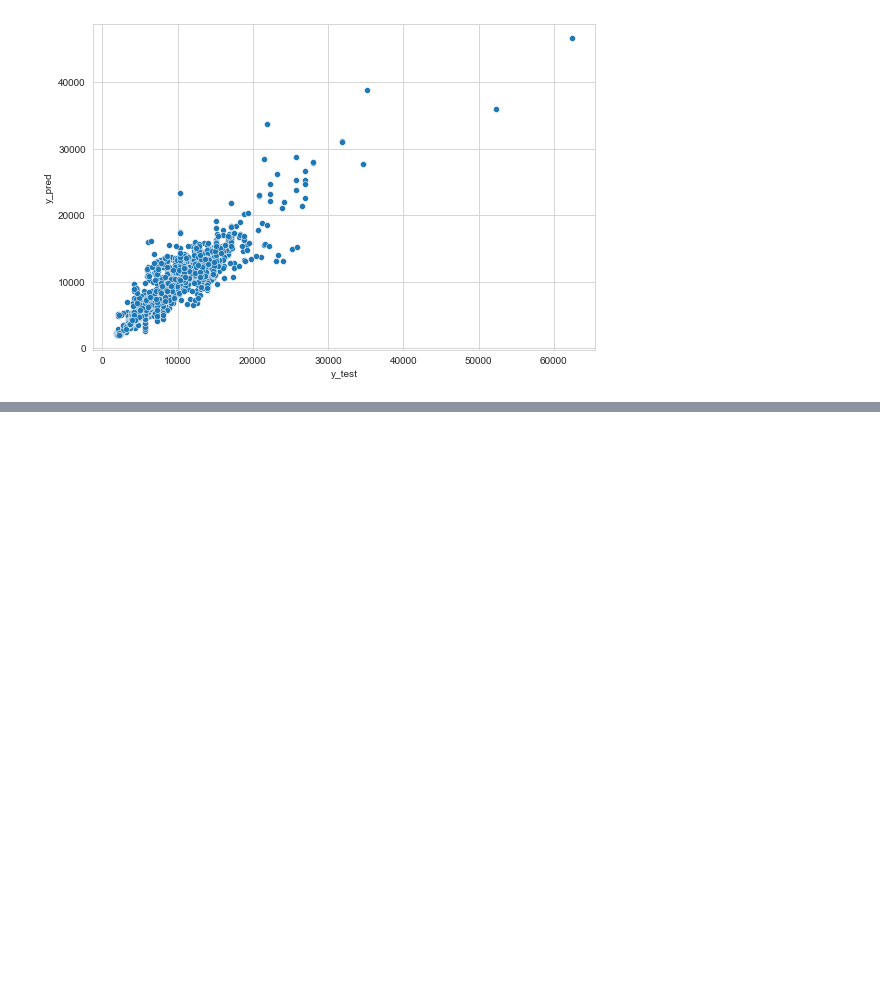
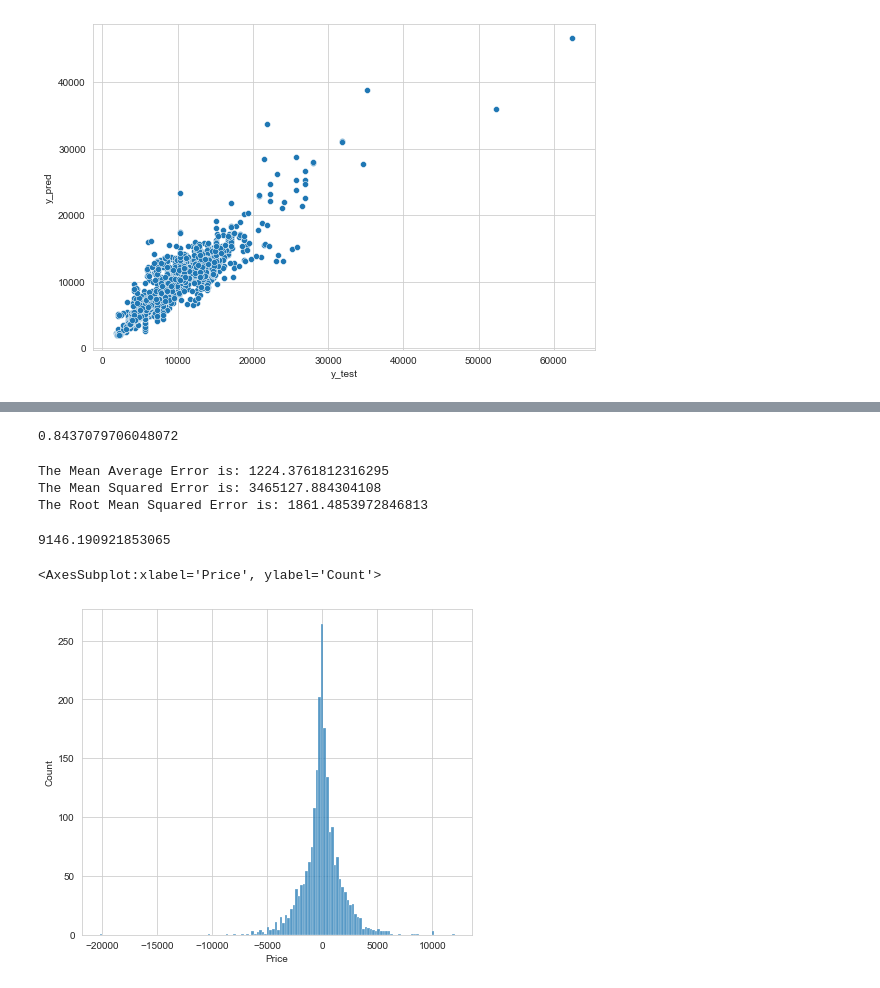
Before and after one commit to saquibmohiuddin/flight-fare-prediction, a Jupyter notebook: flight_fare.ipynb, the cells around one changed output, grey strips where cells are left out. Saved outputs shown, nothing was run; the diff lists cells and outputs as text; code cells hidden in the pictures; blank space fills up the shorter version.

Commit message:
GridSearchCV implemented
XGBRegressor is determined to be best regressor

```diff
--- a/flight_fare.ipynb
+++ b/flight_fare.ipynb
@@ -776,0 +845,14 @@ RMSE: 1963.7854338793354
+# %%
+scores = []
+
+for model_name, mp in model_params.items():
+    reg =  GridSearchCV(mp['model'], mp['params'], cv = 5,
+    scoring = "r2", return_train_score=False)
+    reg.fit(x_train, y_train)
+    scores.append({
+        'model': model_name,
+        'best_score': reg.best_score_,
+        'best_params': reg.best_params_
+    })
+
+df_metrics = pd.DataFrame(scores, columns=['model','best_score','best_params'])
@@ -776,0 +868,4 @@ RMSE: 1963.7854338793354
+# %%
+from xgboost import XGBRegressor
+reg_xgb = XGBRegressor(colsample_bytree=0.9, learning_rate=0.5)
+reg_xgb.fit(x_train, y_train)
@@ -776,0 +882,24 @@ RMSE: 1963.7854338793354
+# %%
+y_pred = reg_xgb.predict(x_test)
+# %%
+r2_score(y_test, y_pred)
+# %% [output]
+0.8437079706048072
+# %%
+print(f"The Mean Average Error is: {mean_absolute_error(y_test, y_pred)}")
+print(f"The Mean Squared Error is: {mean_squared_error(y_test, y_pred)}")
+print(f"The Root Mean Squared Error is: {np.sqrt(mean_squared_error(y_test, y_pred))}")
+# %% [output]
+The Mean Average Error is: 1224.3761812316295
+The Mean Squared Error is: 3465127.884304108
+The Root Mean Squared Error is: 1861.4853972846813
+# %%
+df_test["Price"].mean()
+# %% [output]
+9146.190921853065
+# %%
+plt.figure(figsize = (7, 6))
+sns.histplot(y_test - y_pred)
+# %% [output]
+<AxesSubplot:xlabel='Price', ylabel='Count'>
+[figure, added]
```
Also changed, not shown: parts of 12 cells of this notebook.
